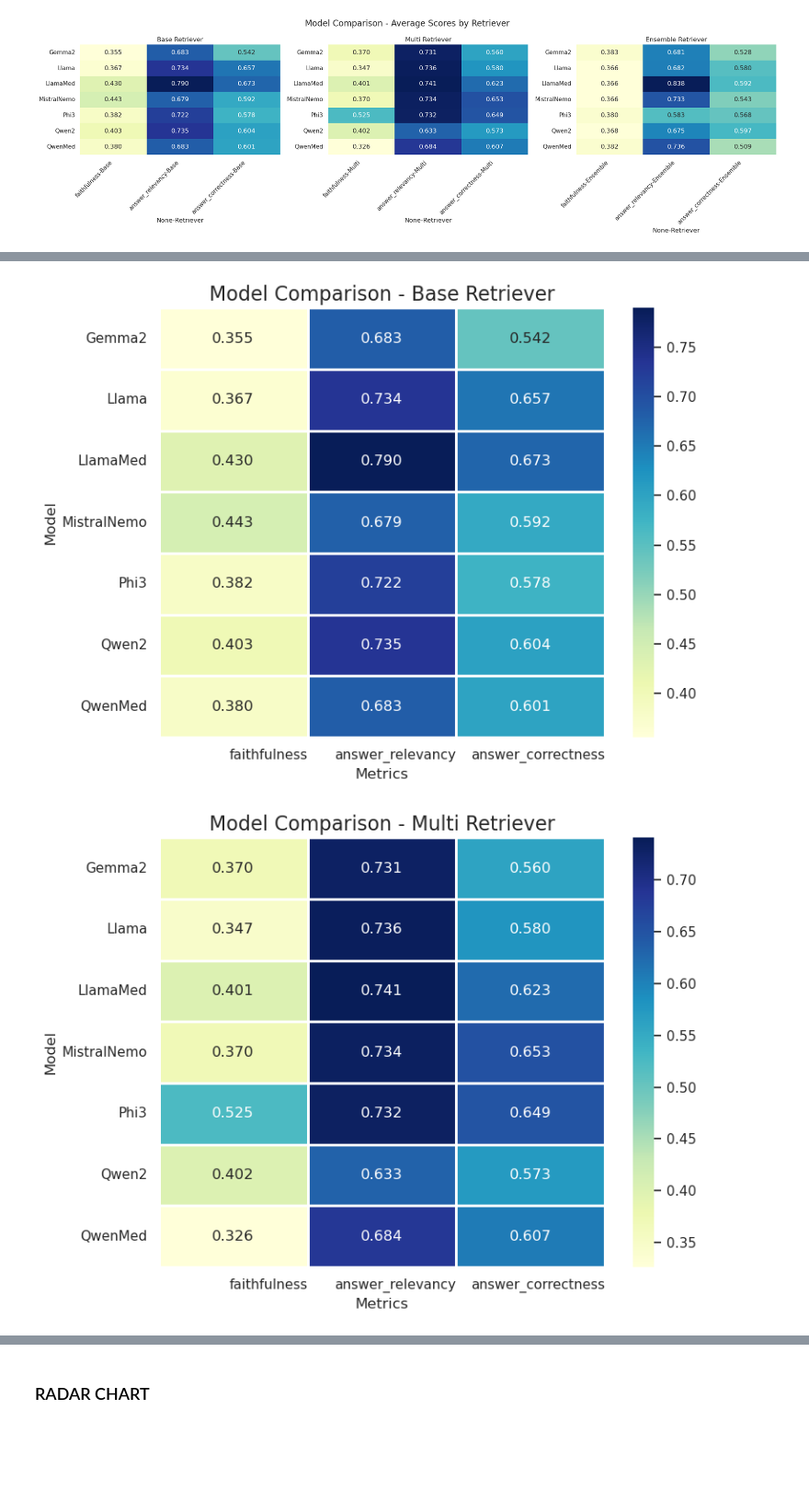
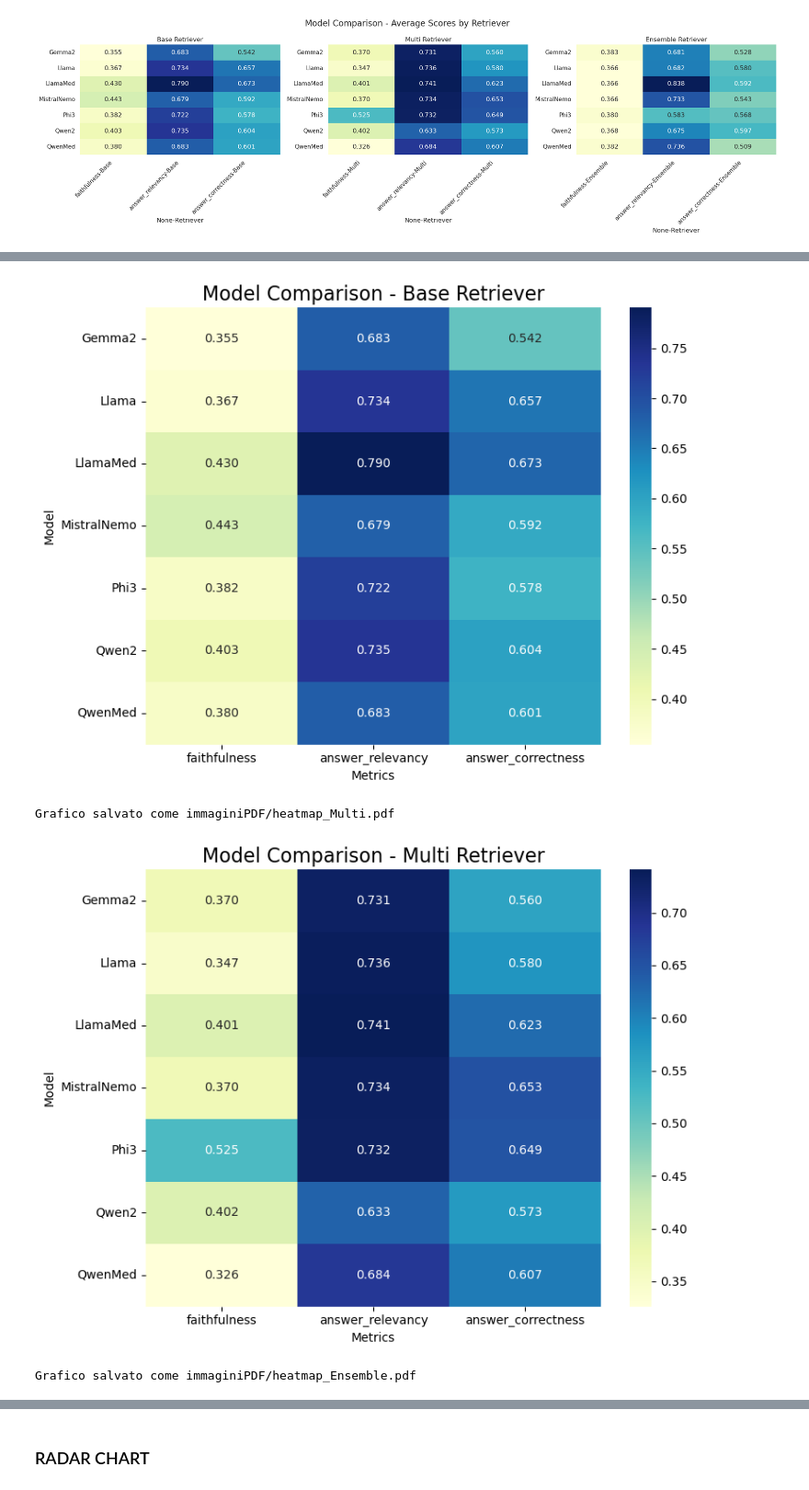
Before and after one commit to mbesep/Tesi-Magistrale-RAG, a Jupyter notebook: RAGAS definitivo.ipynb, the cells around one changed output, grey strips where cells are left out. Shown at 92% size. Cells and saved outputs as stored; diff of their text form; code cells hidden in the pictures; blank space fills up the shorter version.

```diff
--- a/RAGAS definitivo.ipynb
+++ b/RAGAS definitivo.ipynb
@@ -403,7 +402,7 @@ Non esiste una cura definitiva per l'ipertensione. Tuttavia, essa può essere ef
 # %% [markdown]
 ## ISTANZIO IL GENERATORE DEL DATA TEST E LO ESEGUO
 # %%
-generator_llm = Ollama(model="mistral-nemo")
+generator_llm = Ollama(model="llama3.1")
 critic_llm = Ollama(model="qwen2")
 
 ollama_emb = OllamaEmbeddings(
@@ -1727,22 +2192,25 @@ import matplotlib.pyplot as plt
 import seaborn as sns
 import pandas as pd
 import numpy as np
+import os
 
 # Preparazione dei dati
 models = ['Llama', 'LlamaMed', 'Qwen2', 'QwenMed', 'MistralNemo', 'Phi3', 'Gemma2']
 retrievers = ['Base', 'Multi', 'Ensemble']
 metrics = ['faithfulness', 'answer_relevancy', 'answer_correctness']
-
 data = []
 for model in models:
     for retriever in retrievers:
         model_data = globals()[f"{model}{retriever}"]
         avg_scores = model_data[metrics].mean()
         data.append([model, retriever] + list(avg_scores))
-
 df = pd.DataFrame(data, columns=['Model', 'Retriever'] + metrics)
 
-# Funzione per creare un singolo grafico
+# Creazione della cartella immaginiPDF se non esiste
+if not os.path.exists('immaginiPDF'):
+    os.makedirs('immaginiPDF')
+
+# Funzione per creare un singolo grafico, visualizzarlo e salvarlo in PDF
 def create_heatmap(data, retriever):
     plt.figure(figsize=(8, 6))
     df_filtered = data[data['Retriever'] == retriever]
@@ -1753,11 +2221,16 @@ def create_heatmap(data, retriever):
     plt.title(f'Model Comparison - {retriever} Retriever', fontsize=16)
     plt.ylabel('Model')
 
-   # plt.xticks(rotation=45, ha='right')
-    #plt.xticks([])
-    plt.xticks(ticks=[1, 2, 3], labels=['faithfulness', 'answer_relevancy', 'answer_correctness'],  ha='right')
+    plt.xticks(ticks=[0.5, 1.5, 2.5], labels=['faithfulness', 'answer_relevancy', 'answer_correctness'], ha='center')
     plt.xlabel('Metrics')
     plt.tight_layout()
+
+    # Salva il grafico in PDF
+    pdf_filename = os.path.join('immaginiPDF', f'heatmap_{retriever}.pdf')
+    plt.savefig(pdf_filename, format='pdf')
+    print(f"Grafico salvato come {pdf_filename}")
+
+    # Visualizza il grafico
     plt.show()
 
 # Creazione dei grafici separati
@@ -1767,2 +2241,4 @@ for retriever in retrievers:
-[figure, old version]
+[figure, new version]
+Grafico salvato come immaginiPDF/heatmap_Multi.pdf
-[figure, old version]
+[figure, new version]
+Grafico salvato come immaginiPDF/heatmap_Ensemble.pdf
```
Also changed, not shown: parts of 26 cells of this notebook, 2 other files.
